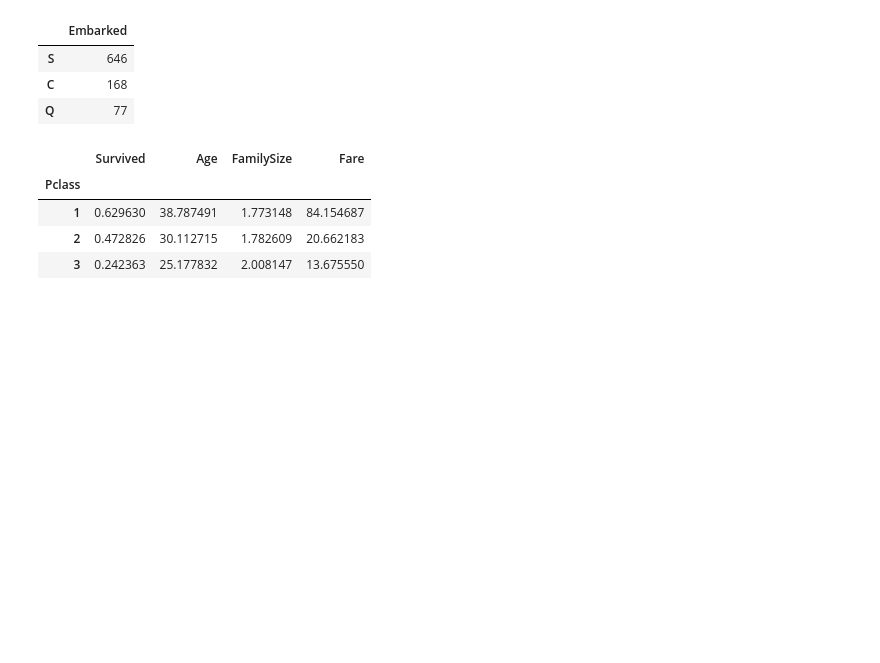
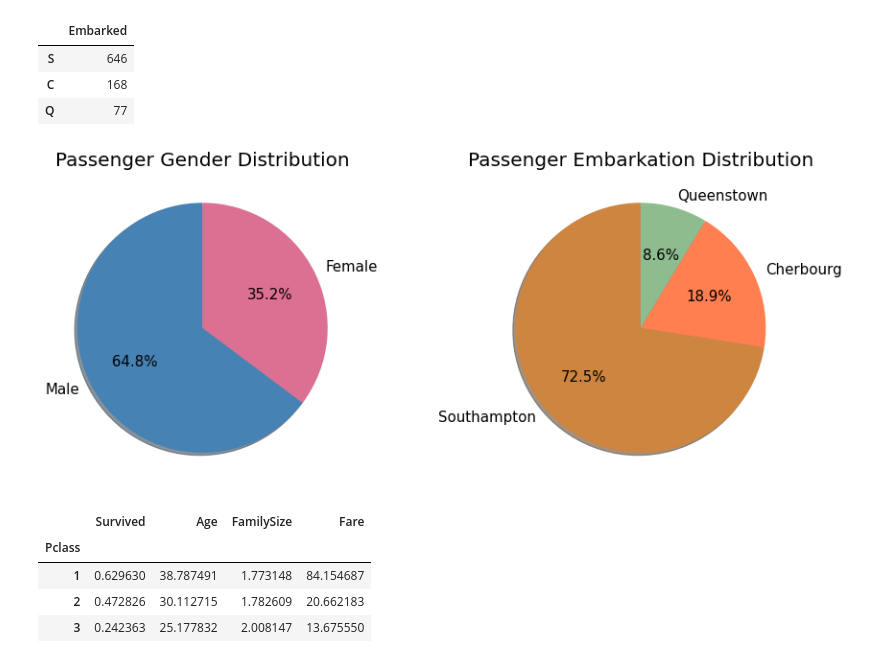
Before and after one commit to ddiston/Kaggle_Titanic, a Jupyter notebook: 01-Titanic_Preprocessing.ipynb, the cells around one changed output. Saved outputs shown, nothing was run; the diff lists cells and outputs as text; code cells hidden in the pictures; blank space fills up the shorter version.

```diff
--- a/01-Titanic_Preprocessing.ipynb
+++ b/01-Titanic_Preprocessing.ipynb
@@ -902,5 +930,28 @@ embarked
 | S | 646 |
 | C | 168 |
 | Q | 77 |
+# %%
+plt.subplots(1,2, figsize = (15,6))
+
+labels1 = ['Male', 'Female']
+sizes1 = sex['Sex'].to_list()
+
+plt.subplot(1,2,1)
+plt.pie(sizes1, labels = labels1, autopct = '%1.1f%%',
+        shadow = True, startangle = 90, colors = ['steelblue', 'palevioletred'], textprops={'fontsize': 15})
+plt.title('Passenger Gender Distribution', fontsize = 20)
+
+labels2 = ['Southampton', 'Cherbourg', 'Queenstown']
+sizes2 = embarked['Embarked'].to_list()
+
+plt.subplot(1,2,2)
+plt.pie(sizes2, labels = labels2, autopct = '%1.1f%%',
+        shadow = True, startangle = 90, colors = ['peru', 'coral', 'darkseagreen'], textprops={'fontsize': 15})
+
+plt.title('Passenger Embarkation Distribution', fontsize = 20)
+
+plt.show()
+# %% [output]
+[figure, added]
 # %%
 group_list = ['Survived', 'Age', 'FamilySize', 'Fare']
```
Also changed, not shown: parts of 11 cells of this notebook.
